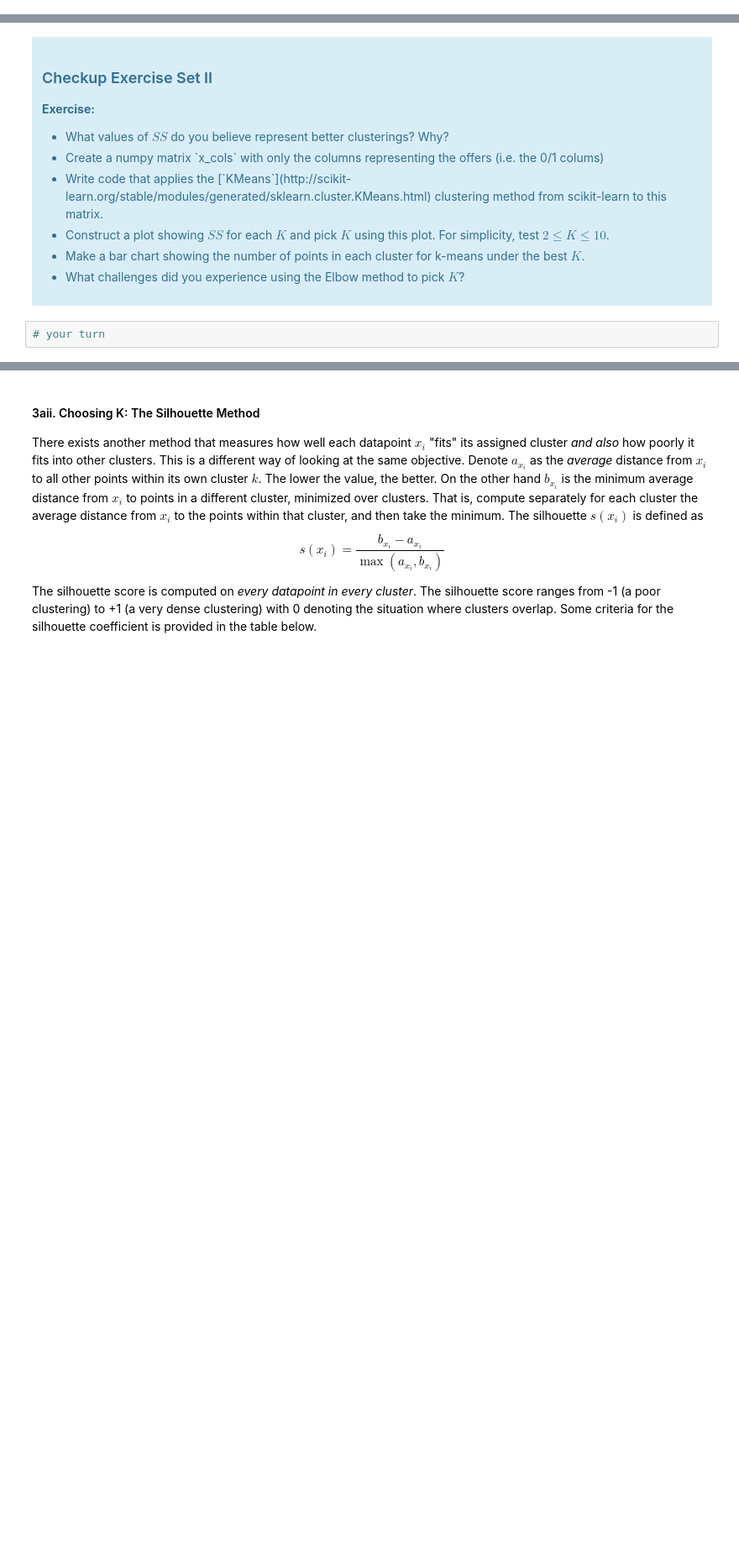
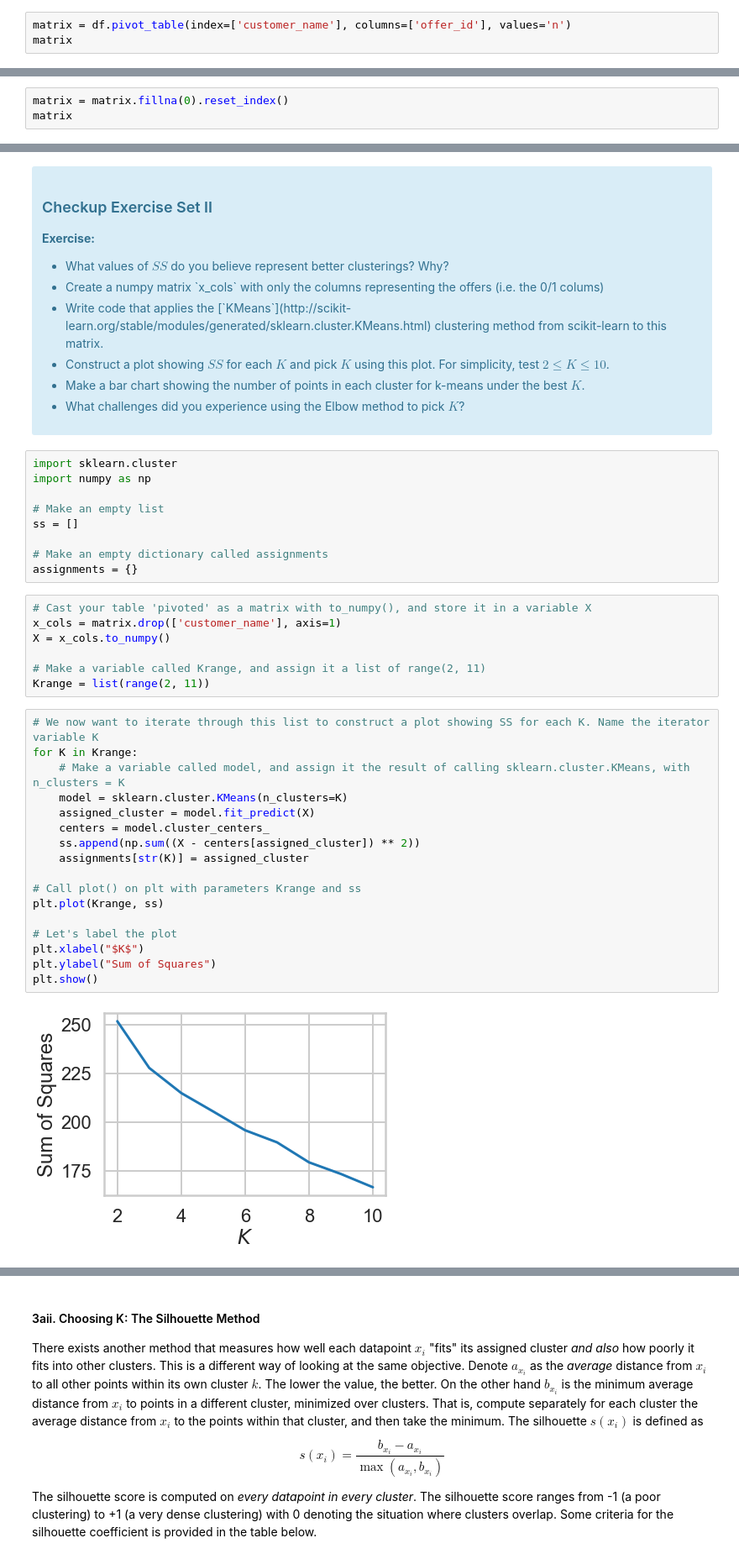
Before and after one commit to rajaridgway/Springboard, a Jupyter notebook: Clustering Case Study/Ridgway - Clustering Case Study - Customer Segmentation with K-Means - Tier 3.ipynb, the cells around one changed output, grey strips where cells are left out. Shown at 84% size. Saved outputs shown, nothing was run; the diff lists cells and outputs as text; blank space fills up the shorter version.

Commit message:
Cluster case study

```diff
--- a/Clustering Case Study/Ridgway - Clustering Case Study - Customer Segmentation with K-Means - Tier 3.ipynb
+++ b/Clustering Case Study/Ridgway - Clustering Case Study - Customer Segmentation with K-Means - Tier 3.ipynb
@@ -92,0 +94,3 @@ The first thing we need is a way to compare customers. To do this, we're going t
+# %%
+matrix = df.pivot_table(index=['customer_name'], columns=['offer_id'], values='n')
+matrix
@@ -92,0 +112,3 @@ The first thing we need is a way to compare customers. To do this, we're going t
+# %%
+matrix = matrix.fillna(0).reset_index()
+matrix
@@ -119,5 +155,38 @@ where $x_i$ is a point, $C_k$ represents cluster $k$ and $\mu_k$ is the centroid
 <li> What challenges did you experience using the Elbow method to pick $K$?
 </ul>
 </div>
-# %%
-# your turn
+# %%
+import sklearn.cluster
+import numpy as np
+
+# Make an empty list
+ss = []
+
+# Make an empty dictionary called assignments
+assignments = {}
+# %%
+# Cast your table 'pivoted' as a matrix with to_numpy(), and store it in a variable X
+x_cols = matrix.drop(['customer_name'], axis=1)
+X = x_cols.to_numpy()
+
+# Make a variable called Krange, and assign it a list of range(2, 11)
+Krange = list(range(2, 11))
+# %%
+# We now want to iterate through this list to construct a plot showing SS for each K. Name the iterator variable K
+for K in Krange:
+    # Make a variable called model, and assign it the result of calling sklearn.cluster.KMeans, with n_clusters = K
+    model = sklearn.cluster.KMeans(n_clusters=K)
+    assigned_cluster = model.fit_predict(X)
+    centers = model.cluster_centers_
+    ss.append(np.sum((X - centers[assigned_cluster]) ** 2))
+    assignments[str(K)] = assigned_cluster
+
+# Call plot() on plt with parameters Krange and ss
+plt.plot(Krange, ss)
+
+# Let's label the plot
+plt.xlabel("$K$")
+plt.ylabel("Sum of Squares")
+plt.show()
+# %% [output]
+[figure, added]
```
Also changed, not shown: parts of 25 cells of this notebook, 1 other file.
